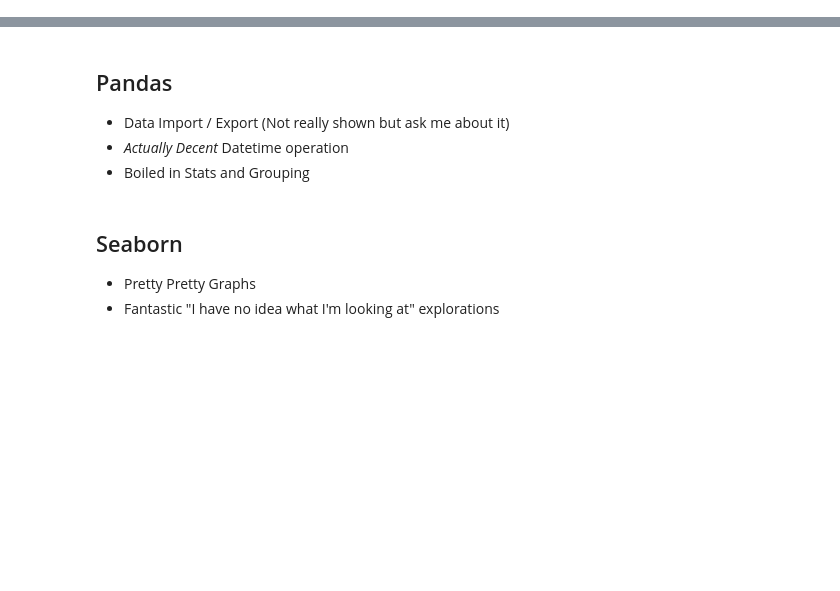
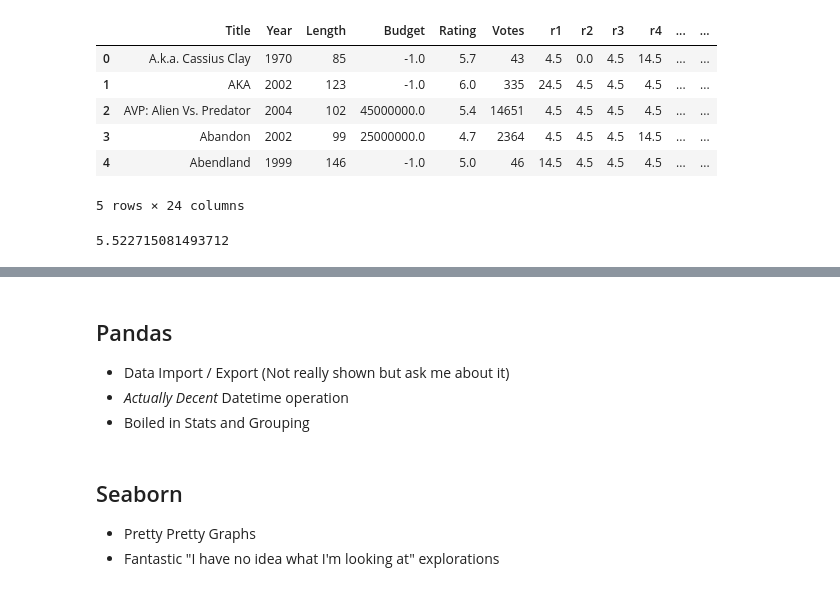
Before and after one commit to andrewbolster/nb_presentations, a Jupyter notebook: 2017-08 BLUG/BLUG Data Science.ipynb, the cells around one changed output, grey strips where cells are left out. Saved outputs shown, nothing was run; the diff lists cells and outputs as text; code cells hidden in the pictures; blank space fills up the shorter version.

```diff
--- a/2017-08 BLUG/BLUG Data Science.ipynb
+++ b/2017-08 BLUG/BLUG Data Science.ipynb
@@ -32,0 +49,16 @@ Dr. Andrew Bolster
+# %%
+# Pandas does reads
+df = pd.read_csv("https://www.jumpingrivers.com/data/movie.txt") # It Grap
+display(df.head())
+# %% [output]
+|  | Title | Year | Length | Budget | Rating | Votes | r1 | r2 | r3 | r4 | ... | ... |
+| 0 | A.k.a. Cassius Clay | 1970 | 85 | -1.0 | 5.7 | 43 | 4.5 | 0.0 | 4.5 | 14.5 | ... | ... |
+| 1 | AKA | 2002 | 123 | -1.0 | 6.0 | 335 | 24.5 | 4.5 | 4.5 | 4.5 | ... | ... |
+| 2 | AVP: Alien Vs. Predator | 2004 | 102 | 45000000.0 | 5.4 | 14651 | 4.5 | 4.5 | 4.5 | 4.5 | ... | ... |
+| 3 | Abandon | 2002 | 99 | 25000000.0 | 4.7 | 2364 | 4.5 | 4.5 | 4.5 | 14.5 | ... | ... |
+| 4 | Abendland | 1999 | 146 | -1.0 | 5.0 | 46 | 14.5 | 4.5 | 4.5 | 4.5 | ... | ... |
+5 rows × 24 columns
+# %%
+df.Rating.mean() # it means
+# %% [output]
+5.522715081493712
```
Also changed, not shown: parts of 44 cells of this notebook, 2 other files.
